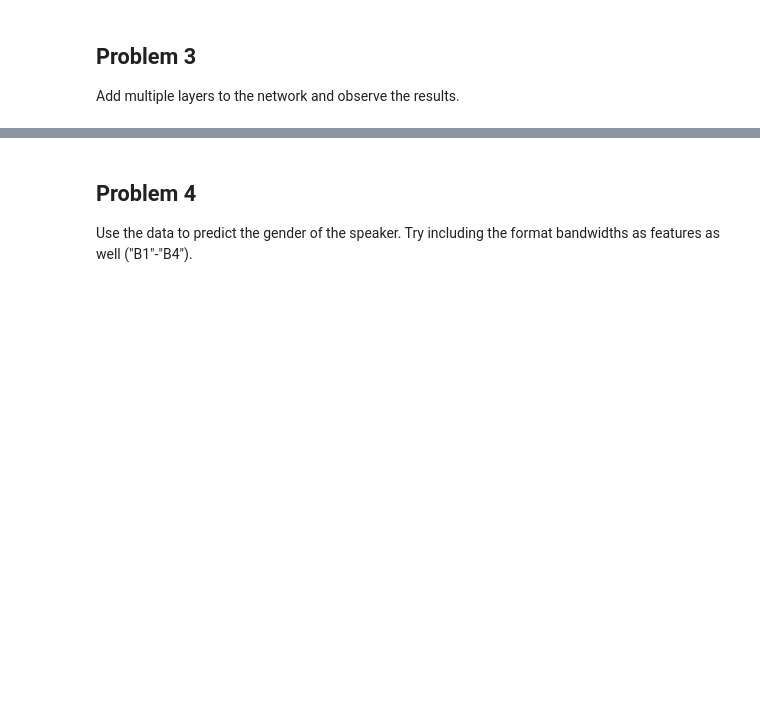
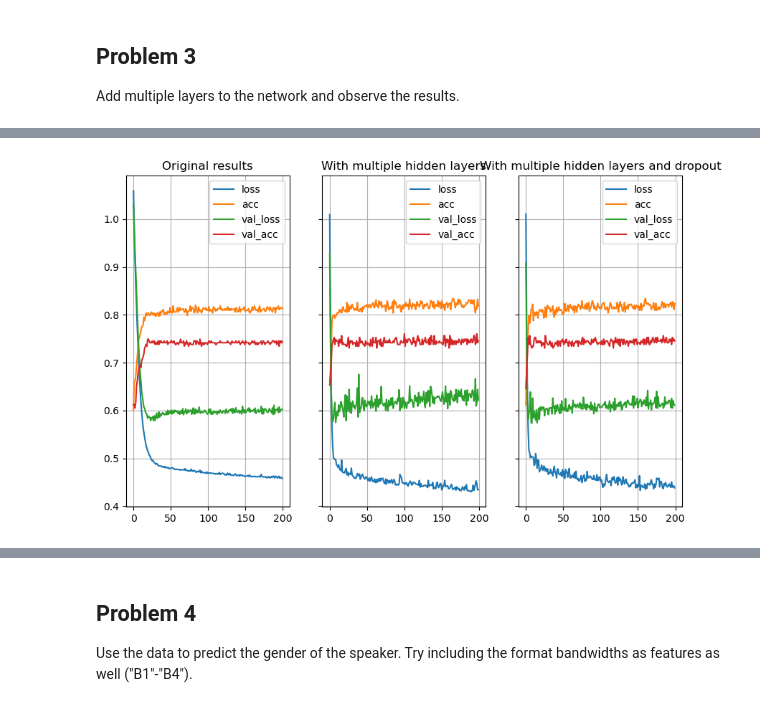
Before and after one commit to sigurdo/maskinlaring_for-signalbehandling, a Jupyter notebook: oving_3/TTT4185_assignment_3a_2022-10-17.ipynb, the cells around one changed output, grey strips where cells are left out. Drawn from its saved outputs; the diff is of its cells as text; code cells hidden in the pictures; blank space fills up the shorter version.

```diff
--- a/oving_3/TTT4185_assignment_3a_2022-10-17.ipynb
+++ b/oving_3/TTT4185_assignment_3a_2022-10-17.ipynb
@@ -94,0 +454,31 @@ Add multiple layers to the network and observe the results.
+# %%
+# Visualize the training results
+fig, axes = plt.subplots(ncols=3, sharey=True, figsize=(10, 6))
+
+axes[0].set_title("Original results")
+axes[0].plot(history_original.history['loss'], label='loss')
+axes[0].plot(history_original.history['accuracy'], label='acc')
+axes[0].plot(history_original.history['val_loss'], label='val_loss')
+axes[0].plot(history_original.history['val_accuracy'], label='val_acc')
+axes[0].grid()
+axes[0].legend()
+
+axes[1].set_title("With multiple hidden layers")
+axes[1].plot(history_multilayer.history['loss'], label='loss')
+axes[1].plot(history_multilayer.history['accuracy'], label='acc')
+axes[1].plot(history_multilayer.history['val_loss'], label='val_loss')
+axes[1].plot(history_multilayer.history['val_accuracy'], label='val_acc')
+axes[1].grid()
+axes[1].legend()
+
+axes[2].set_title("With multiple hidden layers and dropout")
+axes[2].plot(history_multilayer_dropout.history['loss'], label='loss')
+axes[2].plot(history_multilayer_dropout.history['accuracy'], label='acc')
+axes[2].plot(history_multilayer_dropout.history['val_loss'], label='val_loss')
+axes[2].plot(history_multilayer_dropout.history['val_accuracy'], label='val_acc')
+axes[2].grid()
+axes[2].legend()
+
+plt.show()
+# %% [output]
+[figure, added]
```
Also changed, not shown: parts of 16 cells of this notebook.
